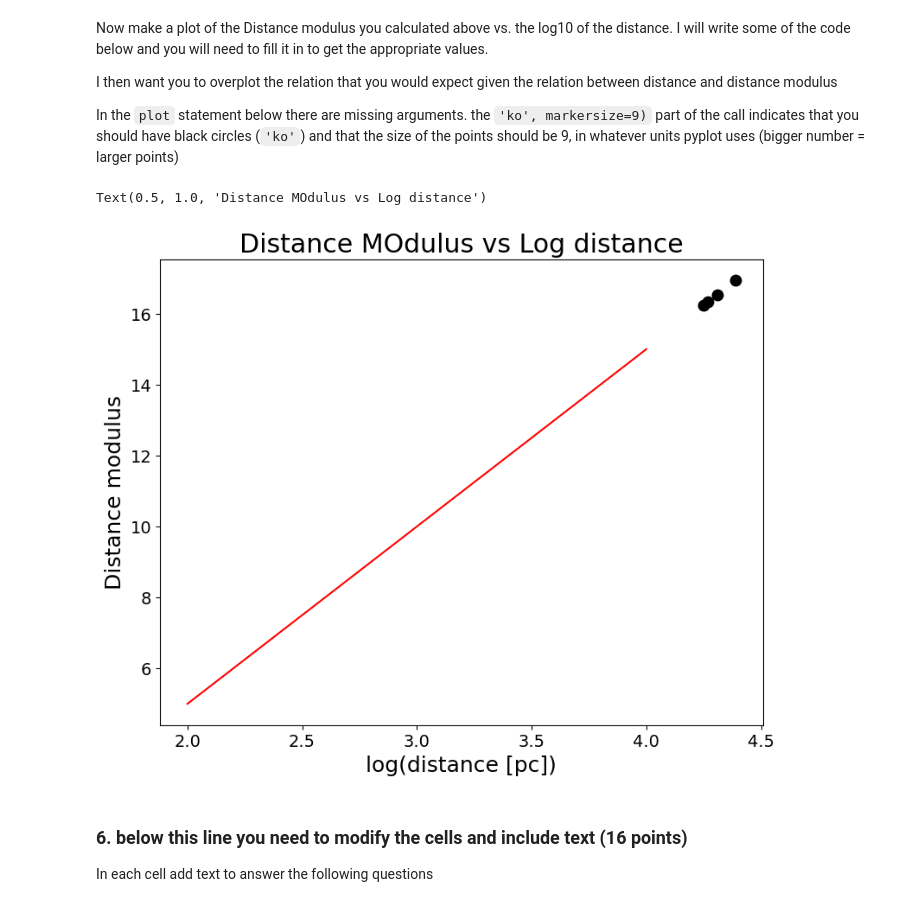
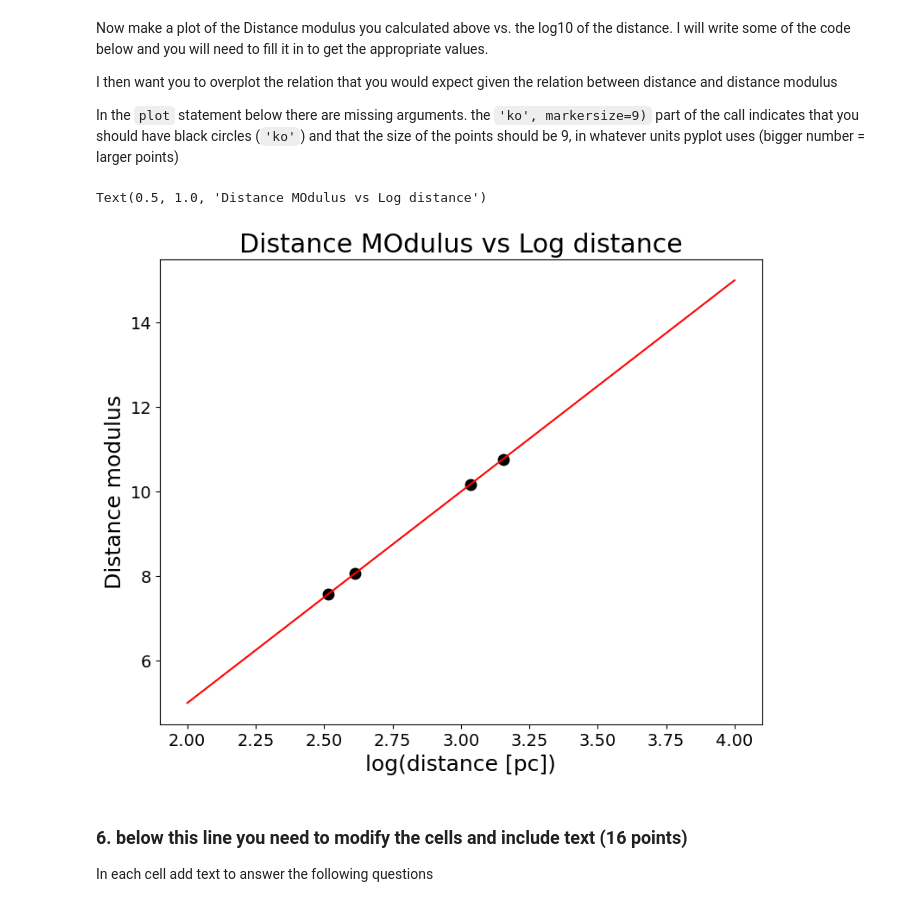
Before and after one commit to Lucc005/CMD_distmod_student, a Jupyter notebook: cluster_plot_student.ipynb, the cells around one changed output. Saved outputs shown, nothing was run; the diff lists cells and outputs as text; code cells hidden in the pictures.

```diff
--- a/cluster_plot_student.ipynb
+++ b/cluster_plot_student.ipynb
@@ -85,13 +82,12 @@ Use the derived shifts to compute a distance to the cluster relative to the Plei
 #To compute the log_10 you need to write "np.log10(number)"
 #### Write code here.
 # enter your calculated shift here
-magshift_m36 = 0.8 #These are the shifts I chose
-colshift_m36 = 0.9
-shift_m36 = magshift_m36-colshift_m36 #Here I find my reference shift to use later
+magshift_m36 = -4.6 #here I put the magnitude shift I chose
+
 
 # Assuming the distance to M45 is 130pc write an code expression that converts your shift into the ratio of the distances
 #the Pleiades to this cluster
-dist_ratio_m36 = (130 / (10**(shift_m36 / 5)))
+dist_ratio_m36 =(10**(magshift_m36 / 5))#here i corrected teh formula because it was wrong and also for the next problem
 
 #prints to 2 significant digits
 print(f"dPlieades/dM36 = {dist_ratio_m36:4.2f}")
@@ -115,13 +111,11 @@ Use the derived shifts to compute a distance to the cluster relative to the Plei
 #### Write code here.
 
 # enter your calculated shift here
-magshift_NGC6231 = 0.4 # these are the numbers I chose for both clusters to look alike
-colshift_NGC6231 = 0.6
-shift_ngc6231 = magshift_NGC6231 - colshift_NGC6231 #Here I will find the reference shift I will use later
+magshift_NGC6231 = -2 #Same here I also chose another number for this
 
 # Assuming the distance to M45 is 130pc write an code expression that converts your shift into the ratio of the distances
 #the Pleiades to this cluster
-dist_ratio_ngc6231 = (130 / (10**(shift_ngc6231/5)))
+dist_ratio_ngc6231 = 10**(magshift_NGC6231/5)#I corrected the formula here again
 
 #prints to 2 significant digits
 print(f"dPlieades/dNGC6231 = {dist_ratio_ngc6231:4.2f}")
@@ -145,13 +139,11 @@ Use the derived shifts to compute a distance to the cluster relative to the Plei
 #### Write code here.
 
 # enter your calculated shift here
-magshift_NGC3293 = 0.1 #This are the numbers I chose for shifts
-colshift_NGC3293 = 0.9
-shift_ngc3293 = magshift_NGC3293 - colshift_NGC3293 #I find my reference shift for me to find teh distance ratio
+magshift_NGC3293 = -5.2 #I put the value I corrected here too
 
 # Assuming the distance to M45 is 130pc write an code expression that converts your shift into the ratio of the distances
 #the Pleiades to this cluster
-dist_ratio_ngc3293 = 130 / (10**(shift_ngc3293/5))
+dist_ratio_ngc3293 = 10**(magshift_NGC3293/5)#I corrected the formula here as well
 
 #prints to 2 significant digits
 print(f"dPlieades/dNGC3293 = {dist_ratio_ngc3293:4.2f}")
@@ -171,7 +163,7 @@ dist_ratios = np.array([dist_ratio_m34, dist_ratio_m36, dist_ratio_ngc6231, dist
 
 #write an expression to calculate the distance to each cluster
 dist_pleiades = 130.0 #This is the known distance to Pleiades
-dists = dist_pleiades * dist_ratios #To calculate teh distances I used elementwise multiplication
+dists = dist_pleiades / dist_ratios #To calculate the distances I used elementwise multiplication
 
 #print to 2 significant digits
 print(f"Distance for M 34 = {dists[0]:6.2f} pc")
@@ -181,7 +173,8 @@ print(f"Distance for NGC 3293 = {dists[3]:6.2f} pc")
 print()
 
 #write an expression to derive the distance modulus from the distance ratio or distance
-dist_mods = 5 * np.log10(dists)-5
+dist_mods = 5 * np.log10(dists/10)#I redo this part because I missed one part of the
+# formula and I corrected this
 
 print(f"Distance Modulus for M 34 = {dist_mods[0]:4.2f}")
 print(f"Distance Modulus for M 36 = {dist_mods[1]:4.2f}")
@@ -206,30 +199,30 @@ In the `plot` statement below there are missing arguments.  the `'ko', markersiz
 # %%
 #You will need to make an array that contains the log of the distances
 
 #### Write code here
 logdist = np.log10(dists) #I calculated the log of the distances
 
 #now complete this plot statement to plot the log of the distance vs. the distance modulus.
 plt.plot(logdist, dist_mods,'ko', markersize=9)
 plt.xlabel('log(distance [pc])')
 plt.ylabel('Distance modulus')
 
 # here you will need to draw a line on your plot that shows the prediction
 #of the distance modulus given the distance.
 #these are the two x-points of your line, in log distance
 logdistpred = np.array([2,4])
 
 # write down the function that turns logdistpred into the distance modulus
-#
-dmpred = 5* logdistpred - 5 #Here I predicted the distance modulus using the formula
+# I also corrected this part too, because I did not put the right equation
+dmpred = 5*(logdistpred - np.log10(10))#Here I predicted the distance modulus using the formula
 
 #plot this line on the previous plot
 #the 'r-' indicates a red line
 plt.plot(logdistpred, dmpred, 'r-')
 plt.title('Distance MOdulus vs Log distance')
 # %% [output]
 Text(0.5, 1.0, 'Distance MOdulus vs Log distance')
-[figure, old version]
+[figure, new version]
 # %% [markdown]
 ### 6. below this line you need to modify the cells and include text  (16 points)
 
```
Also changed, not shown: parts of 12 cells of this notebook.
